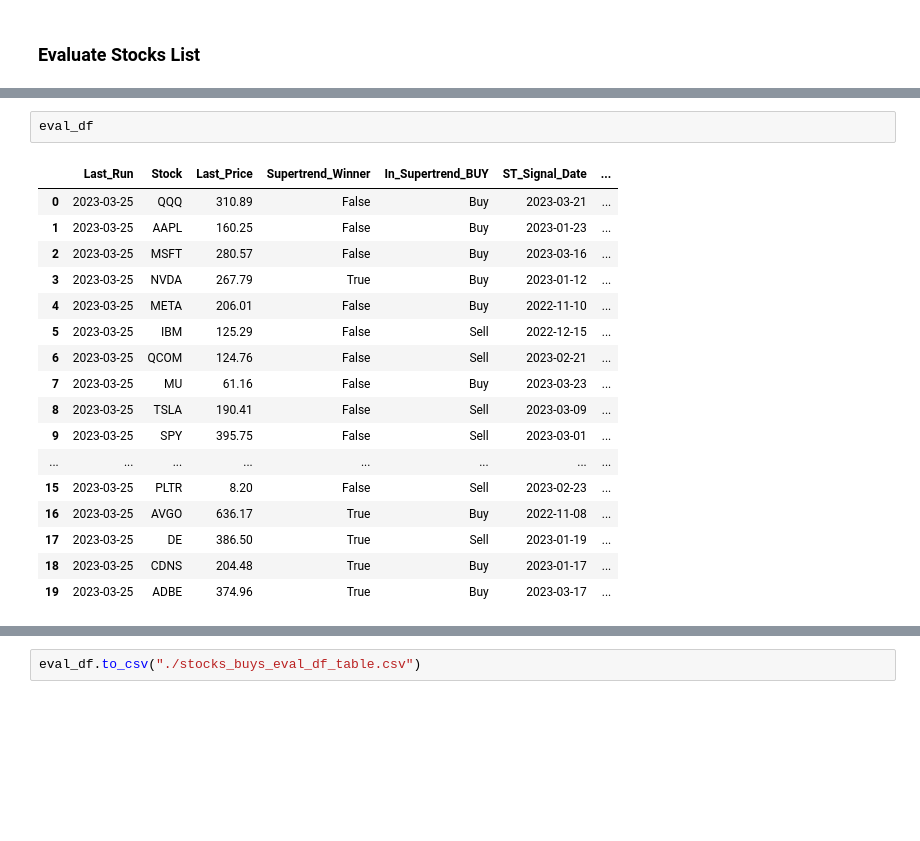
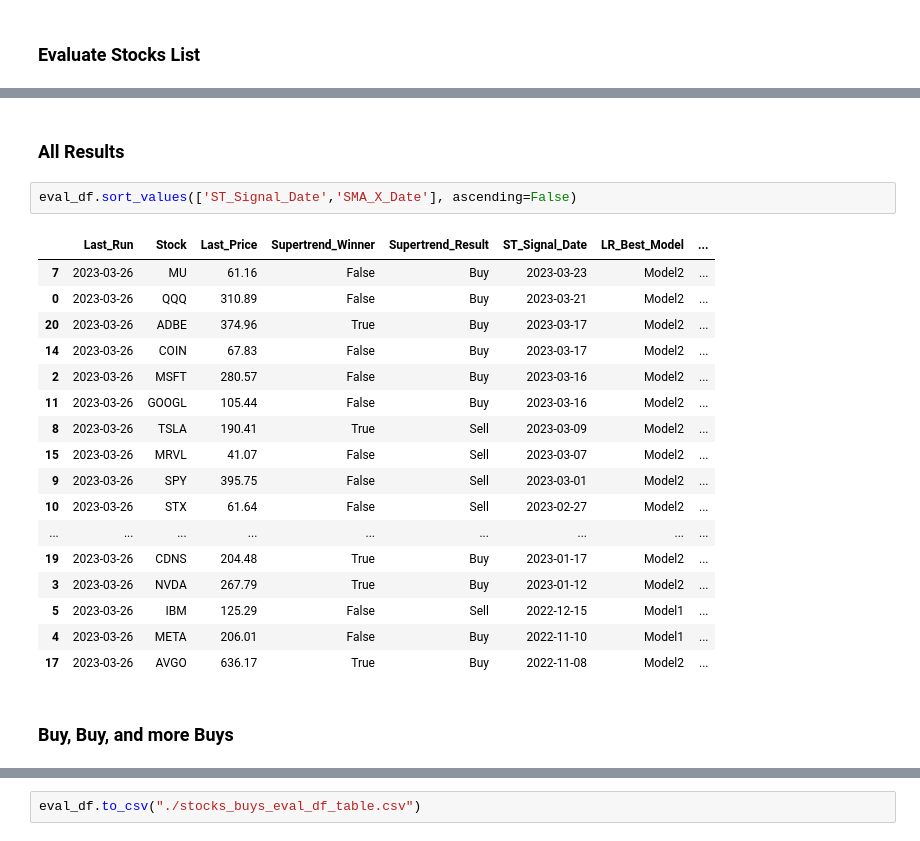
Before and after one commit to sabawi/stocks_evaluator, a Jupyter notebook: evaluate_this.ipynb, the cells around one changed output, grey strips where cells are left out. Cells and saved outputs as stored; diff of their text form; blank space fills up the shorter version.

```diff
--- a/evaluate_this.ipynb
+++ b/evaluate_this.ipynb
@@ -173,23 +171,27 @@ eval_df = eval_df_from_file = eval_list_from_file(filename='stocks_list.txt',loo
-# %%
-eval_df
-# %% [output]
-|  | Last_Run | Stock | Last_Price | Supertrend_Winner | In_Supertrend_BUY | ST_Signal_Date | ... |
-| 0 | 2023-03-25 | QQQ | 310.89 | False | Buy | 2023-03-21 | ... |
-| 1 | 2023-03-25 | AAPL | 160.25 | False | Buy | 2023-01-23 | ... |
-| 2 | 2023-03-25 | MSFT | 280.57 | False | Buy | 2023-03-16 | ... |
-| 3 | 2023-03-25 | NVDA | 267.79 | True | Buy | 2023-01-12 | ... |
-| 4 | 2023-03-25 | META | 206.01 | False | Buy | 2022-11-10 | ... |
-| 5 | 2023-03-25 | IBM | 125.29 | False | Sell | 2022-12-15 | ... |
-| 6 | 2023-03-25 | QCOM | 124.76 | False | Sell | 2023-02-21 | ... |
-| 7 | 2023-03-25 | MU | 61.16 | False | Buy | 2023-03-23 | ... |
-| 8 | 2023-03-25 | TSLA | 190.41 | False | Sell | 2023-03-09 | ... |
-| 9 | 2023-03-25 | SPY | 395.75 | False | Sell | 2023-03-01 | ... |
-| ... | ... | ... | ... | ... | ... | ... | ... |
-| 15 | 2023-03-25 | PLTR | 8.20 | False | Sell | 2023-02-23 | ... |
-| 16 | 2023-03-25 | AVGO | 636.17 | True | Buy | 2022-11-08 | ... |
-| 17 | 2023-03-25 | DE | 386.50 | True | Sell | 2023-01-19 | ... |
-| 18 | 2023-03-25 | CDNS | 204.48 | True | Buy | 2023-01-17 | ... |
-| 19 | 2023-03-25 | ADBE | 374.96 | True | Buy | 2023-03-17 | ... |
+# %% [markdown]
+### All Results
+# %%
+eval_df.sort_values(['ST_Signal_Date','SMA_X_Date'], ascending=False)
+# %% [output]
+|  | Last_Run | Stock | Last_Price | Supertrend_Winner | Supertrend_Result | ST_Signal_Date | LR_Best_Model | ... |
+| 7 | 2023-03-26 | MU | 61.16 | False | Buy | 2023-03-23 | Model2 | ... |
+| 0 | 2023-03-26 | QQQ | 310.89 | False | Buy | 2023-03-21 | Model2 | ... |
+| 20 | 2023-03-26 | ADBE | 374.96 | True | Buy | 2023-03-17 | Model2 | ... |
+| 14 | 2023-03-26 | COIN | 67.83 | False | Buy | 2023-03-17 | Model2 | ... |
+| 2 | 2023-03-26 | MSFT | 280.57 | False | Buy | 2023-03-16 | Model2 | ... |
+| 11 | 2023-03-26 | GOOGL | 105.44 | False | Buy | 2023-03-16 | Model2 | ... |
+| 8 | 2023-03-26 | TSLA | 190.41 | True | Sell | 2023-03-09 | Model2 | ... |
+| 15 | 2023-03-26 | MRVL | 41.07 | False | Sell | 2023-03-07 | Model2 | ... |
+| 9 | 2023-03-26 | SPY | 395.75 | False | Sell | 2023-03-01 | Model2 | ... |
+| 10 | 2023-03-26 | STX | 61.64 | False | Sell | 2023-02-27 | Model2 | ... |
+| ... | ... | ... | ... | ... | ... | ... | ... | ... |
+| 19 | 2023-03-26 | CDNS | 204.48 | True | Buy | 2023-01-17 | Model2 | ... |
+| 3 | 2023-03-26 | NVDA | 267.79 | True | Buy | 2023-01-12 | Model2 | ... |
+| 5 | 2023-03-26 | IBM | 125.29 | False | Sell | 2022-12-15 | Model1 | ... |
+| 4 | 2023-03-26 | META | 206.01 | False | Buy | 2022-11-10 | Model1 | ... |
+| 17 | 2023-03-26 | AVGO | 636.17 | True | Buy | 2022-11-08 | Model2 | ... |
+# %% [markdown]
+### Buy, Buy, and more Buys
 # %%
 buys_eval_df= screen_for_buys(eval_df=eval_df)
 buys_eval_df
```
Also changed, not shown: parts of 28 cells of this notebook, 4 other files.
